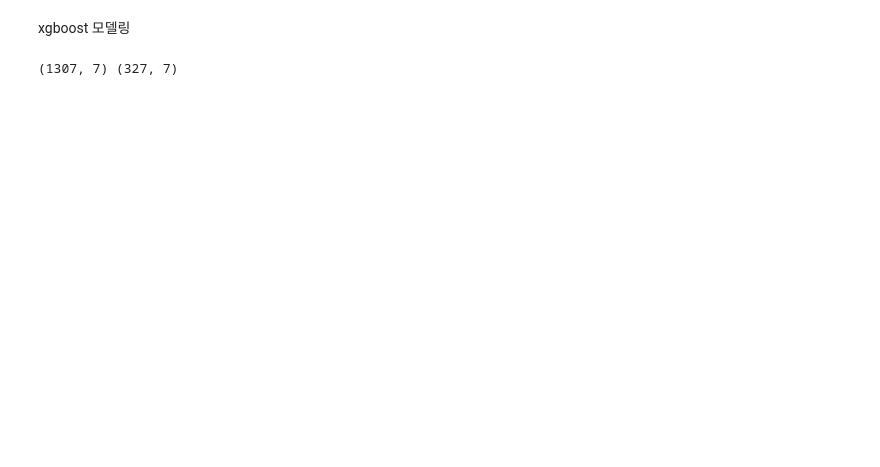
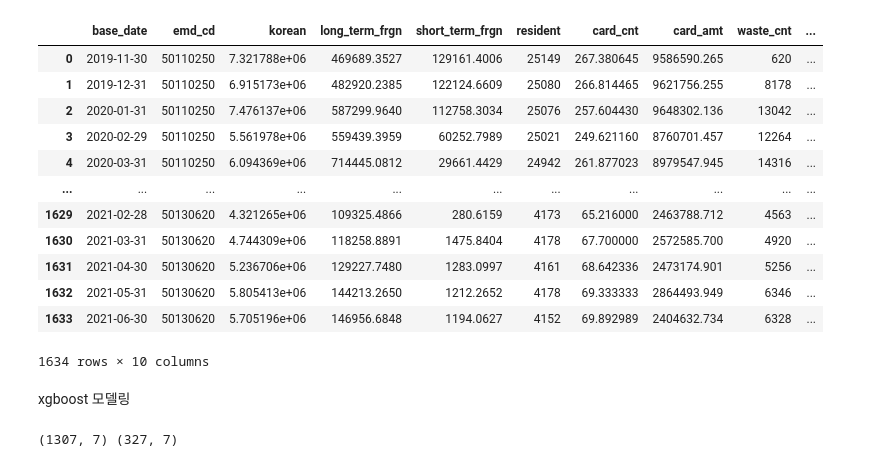
Before and after one commit to CUAI-CAU/BigContest_ECOtamra, a Jupyter notebook: code/modeling/xgboost_ver_1_1.ipynb, the cells around one changed output. Cells and saved outputs as stored; diff of their text form; code cells hidden in the pictures; blank space fills up the shorter version.

```diff
--- a/code/modeling/xgboost_ver_1_1.ipynb
+++ b/code/modeling/xgboost_ver_1_1.ipynb
@@ -11,6 +11,21 @@ import warnings
 warnings.filterwarnings('ignore')
 # %%
 data_merge = pd.read_csv("C:\\Users\\asus\\BigContest\\files\\data_preprocessing\\ver_1_merge_data.csv")
+data_merge
+# %% [output]
+|  | base_date | emd_cd | korean | long_term_frgn | short_term_frgn | resident | card_cnt | card_amt | waste_cnt | ... |
+| 0 | 2019-11-30 | 50110250 | 7.321788e+06 | 469689.3527 | 129161.4006 | 25149 | 267.380645 | 9586590.265 | 620 | ... |
+| 1 | 2019-12-31 | 50110250 | 6.915173e+06 | 482920.2385 | 122124.6609 | 25080 | 266.814465 | 9621756.255 | 8178 | ... |
+| 2 | 2020-01-31 | 50110250 | 7.476137e+06 | 587299.9640 | 112758.3034 | 25076 | 257.604430 | 9648302.136 | 13042 | ... |
+| 3 | 2020-02-29 | 50110250 | 5.561978e+06 | 559439.3959 | 60252.7989 | 25021 | 249.621160 | 8760701.457 | 12264 | ... |
+| 4 | 2020-03-31 | 50110250 | 6.094369e+06 | 714445.0812 | 29661.4429 | 24942 | 261.877023 | 8979547.945 | 14316 | ... |
+| ... | ... | ... | ... | ... | ... | ... | ... | ... | ... | ... |
+| 1629 | 2021-02-28 | 50130620 | 4.321265e+06 | 109325.4866 | 280.6159 | 4173 | 65.216000 | 2463788.712 | 4563 | ... |
+| 1630 | 2021-03-31 | 50130620 | 4.744309e+06 | 118258.8891 | 1475.8404 | 4178 | 67.700000 | 2572585.700 | 4920 | ... |
+| 1631 | 2021-04-30 | 50130620 | 5.236706e+06 | 129227.7480 | 1283.0997 | 4161 | 68.642336 | 2473174.901 | 5256 | ... |
+| 1632 | 2021-05-31 | 50130620 | 5.805413e+06 | 144213.2650 | 1212.2652 | 4178 | 69.333333 | 2864493.949 | 6346 | ... |
+| 1633 | 2021-06-30 | 50130620 | 5.705196e+06 | 146956.6848 | 1194.0627 | 4152 | 69.892989 | 2404632.734 | 6328 | ... |
+1634 rows × 10 columns
 # %% [markdown]
 xgboost 모델링
 # %%
```
Also changed, not shown: parts of 2 cells of this notebook.
